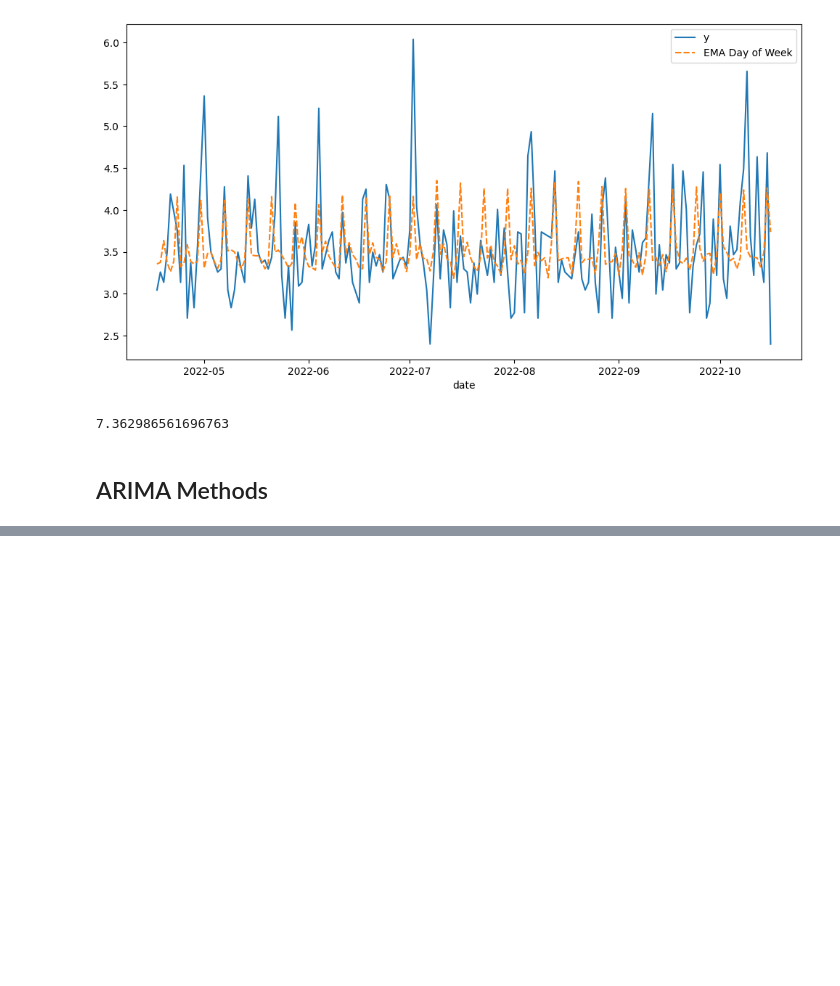
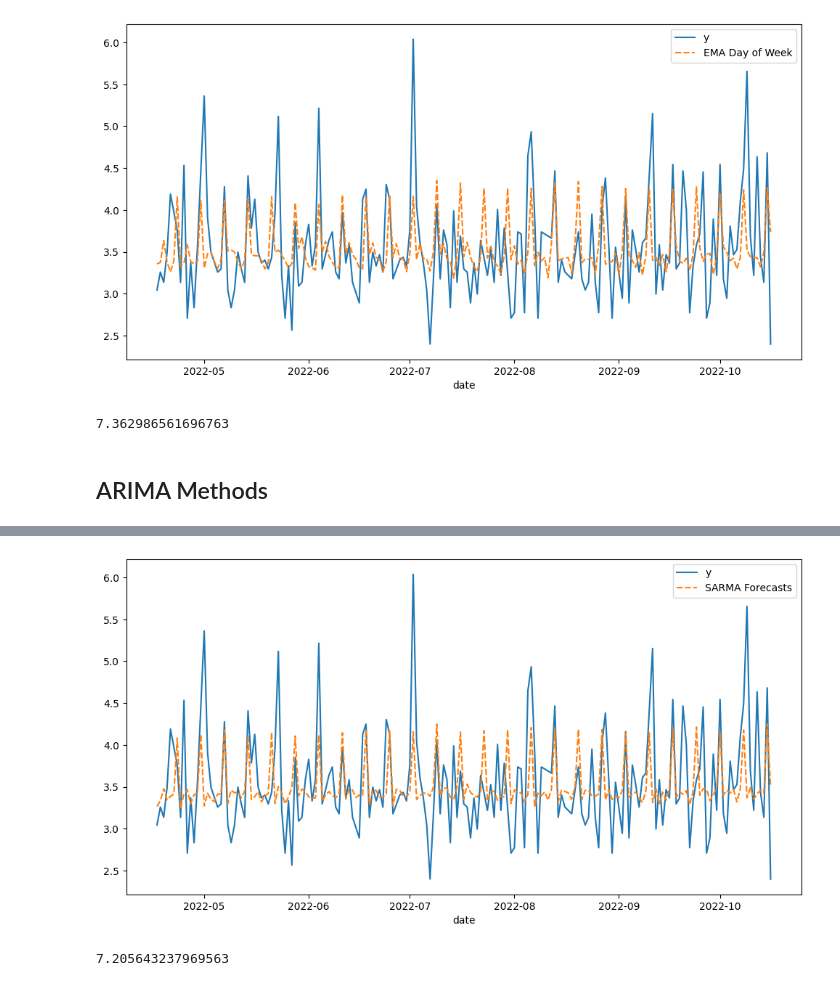
Before and after one commit to asjchen/mini-crossword-forecasts, a Jupyter notebook: NYTimes Mini Crossword Time Forecasting.ipynb, the cells around one changed output, grey strips where cells are left out. Saved outputs shown, nothing was run; the diff lists cells and outputs as text; code cells hidden in the pictures; blank space fills up the shorter version.

Commit message:
SARIMA added

```diff
--- a/NYTimes Mini Crossword Time Forecasting.ipynb
+++ b/NYTimes Mini Crossword Time Forecasting.ipynb
@@ -248,0 +257,50 @@ ema_dow_forecaster.eval_batch(df_train, val_start, val_end)
+# %%
+class SARIMAXForecaster(CrosswordForecaster):
+    def __init__(self, target_col: str = "log_time", diff_order: int = 1) -> None:
+        super().__init__(target_col)
+        self.diff_order = diff_order
+        self.model_results = None
+
+    # only predict the next timestep after df_data
+    def fit(self, df_data: pd.DataFrame) -> None:
+        best_pq = (0, 0)
+        best_model = None
+        best_aic = np.inf
+        for p in range(0, 6):
+            for q in range(0, 6):
+                sarimax = ARIMA(
+                    df_train[self.target_col],
+                    order=(p, self.diff_order, q),
+                    seasonal_order=(1, self.diff_order, 1, 7),
+                    missing="none",
+                    freq="D",
+                )
+                sarimax_results = sarimax.fit()
+                if best_aic > sarimax_results.aic:
+                    best_aic = sarimax_results.aic
+                    best_pq = (p, q)
+                    best_model_results = sarimax_results
+        self.model_results = best_model_results
+
+
+    # Take the the last `num_test_days` in `df_data` and attempt to predict them
+    # After predicting time t, we can access the true value at time t
+    def predict_batch(self, df_data: pd.DataFrame, test_start: pd.Timestamp, test_end: pd.Timestamp) -> pd.Series:
+        # TODO: sketchy shortcut where we assume df_data is consistent with the parameter to fit()
+        output = self.model_results.predict(start=test_start, end=test_end).to_frame()
+        output.columns = [self.target_col]
+        return output
+# %%
+sarma_forecaster = SARIMAXForecaster(diff_order=0)
+sarma_forecaster.fit(df_train[df_train.index < val_start])
+sarma_forecasts = sarma_forecaster.predict_batch(df_train, val_start, val_end)
+plot_predictions({
+    "y": df_train[["log_time"]][-num_val_days :],
+    "SARMA Forecasts": sarma_forecasts,
+})
+# %% [output]
+[figure, added]
+# %%
+sarma_forecaster.eval_batch(df_train, val_start, val_end)
+# %% [output]
+7.205643237969563
```
Also changed, not shown: parts of 13 cells of this notebook, 1 other file.
